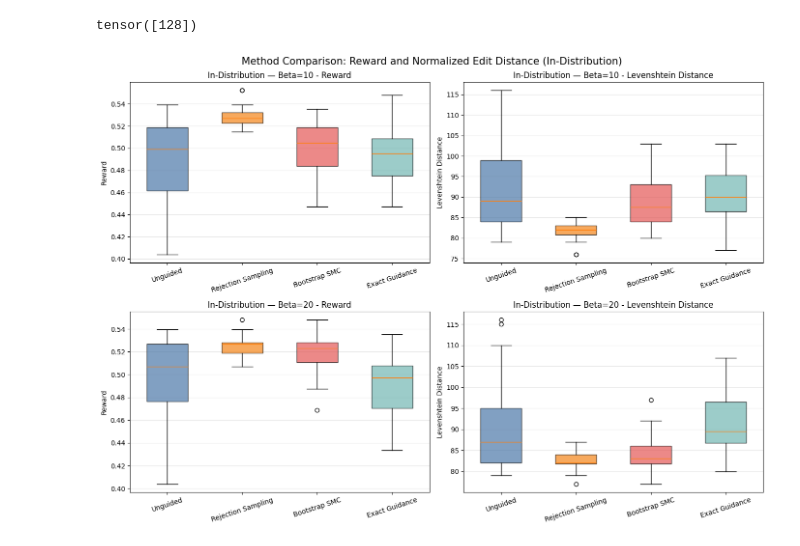
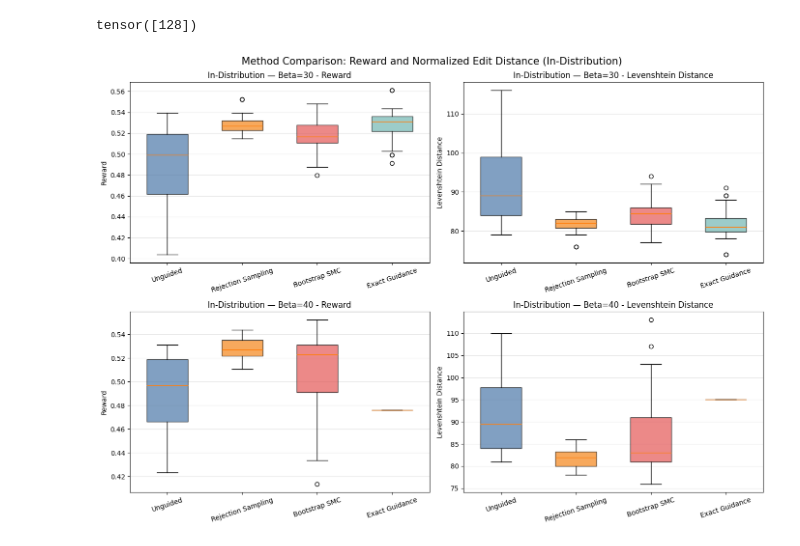
Before and after one commit to upsilonyc/edit-flows-guidance-demo, a Jupyter notebook: main.ipynb, the cells around one changed output. Cells and saved outputs as stored; diff of their text form; code cells hidden in the pictures.

Commit message:
benchmarked jul 25

```diff
--- a/main.ipynb
+++ b/main.ipynb
@@ -1670,7 +1670,7 @@ import pandas as pd
 import matplotlib.pyplot as plt
 
 trial_results_df = pd.read_csv("trials_280.csv")
-betas = [10, 20]
+betas = [30, 40]
 target_names = "In-Distribution" # change this line to the target name in trials.csv for different target visualizations
 method_specs = [
     ("unguided", "Unguided"),
@@ -1684,35 +1684,35 @@ metric_specs = [
     ("edit_distance", "Levenshtein Distance"),
 ]
 colors = ["#4C78A8", "#F58518", "#E45756", "#72B7B2"]
 
 fig, axes = plt.subplots(2, 2, figsize=(14, 10))
 
 for row_idx, beta in enumerate(betas):
     for col_idx, (metric_col, metric_label) in enumerate(metric_specs):
             ax = axes[row_idx, col_idx]
             target_subset = trial_results_df[
                 (trial_results_df["beta"] == beta)
                 & (trial_results_df["target"] == target_names)
             ]
             data = [
                 target_subset[target_subset["method"] == lbl][metric_col].to_numpy(dtype=float)
                 for _, lbl in method_specs
             ]
             bp = ax.boxplot(data, patch_artist=True, tick_labels=method_labels, widths=0.55)
             for patch, color in zip(bp["boxes"], colors):
                 patch.set_facecolor(color)
                 patch.set_alpha(0.7)
             ax.set_title(f"{target_names} — Beta={beta} - {metric_label}")
             ax.set_ylabel(metric_label)
             ax.tick_params(axis="x", rotation=18)
             ax.grid(True, axis="y", alpha=0.3)
 
 fig.suptitle("Method Comparison: Reward and Normalized Edit Distance (In-Distribution)", fontsize=15)
 fig.tight_layout()
-plt.savefig('benchmark_3_box_linear.png')
+plt.savefig('benchmark_3_box_in_distribution.png')
 plt.show()
 # %% [output]
-[figure, old version]
+[figure, new version]
 # %%
 # Visualization cell: load representative sequences and plot x0/targets + generated grids
 import json
```
Also changed, not shown: parts of 4 cells of this notebook, 11 other files.
